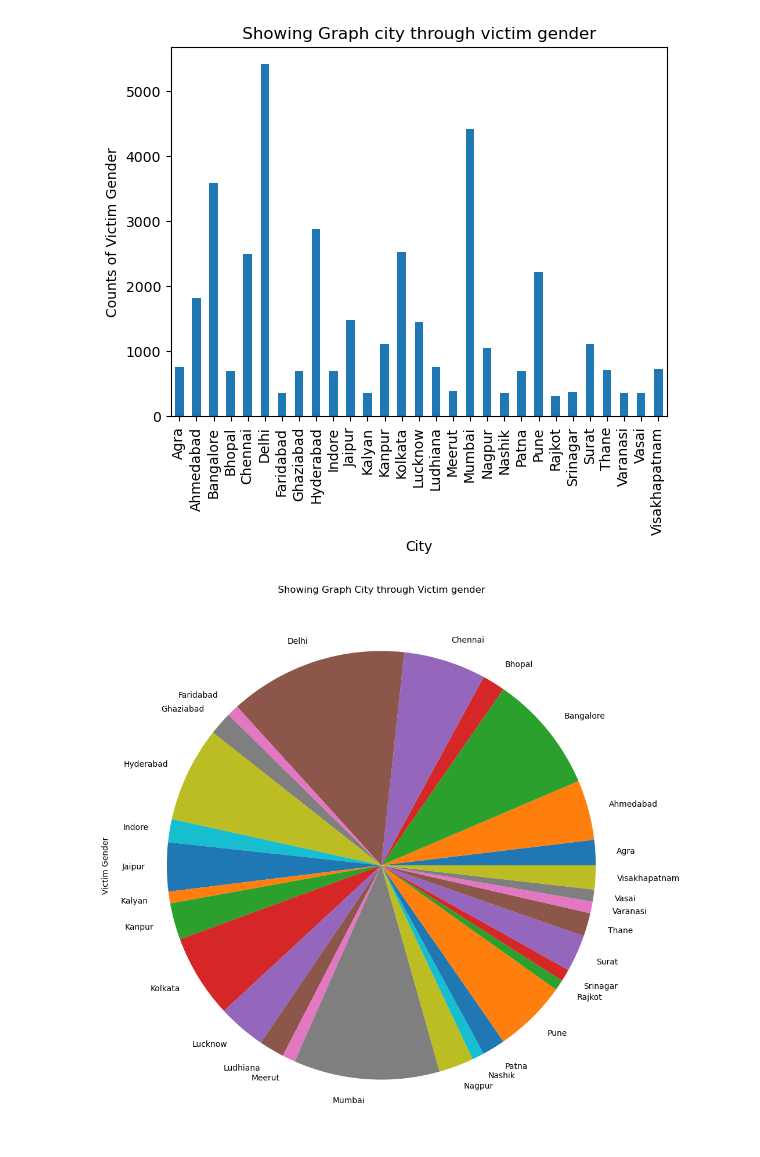
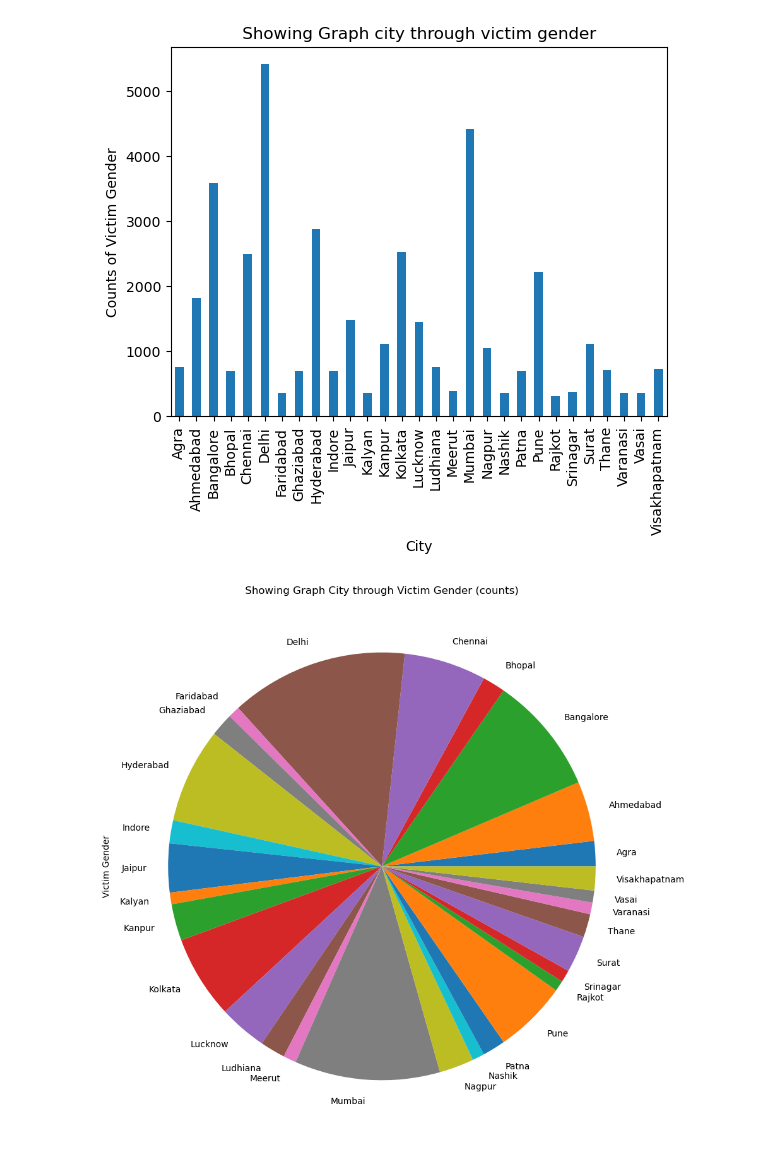
Before and after one commit to Akashyadav-codes/Data_Analyst_Jupyter, a Jupyter notebook: panda.ipynb, the cells around one changed output. Drawn from its saved outputs; the diff is of its cells as text; code cells hidden in the pictures.

```diff
--- a/panda.ipynb
+++ b/panda.ipynb
@@ -1014,12 +1014,12 @@ plt.show()
 # %% [output]
 [figure]
 # %%
-plt.figure(figsize=(12,12))
+plt.figure(figsize=(11,11))
 Enqry.plot(kind="pie")
-plt.title(" Showing Graph City through Victim gender ")
+plt.title(" Showing Graph City through Victim Gender (counts) ")
 # plt.xlabel("City")
 # plt.ylabel("Counts of Victim Gender")
 plt.show()
 # %% [output]
-[figure, old version]
+[figure, new version]
 # %%
```
Also changed, not shown: parts of 6 cells of this notebook.
